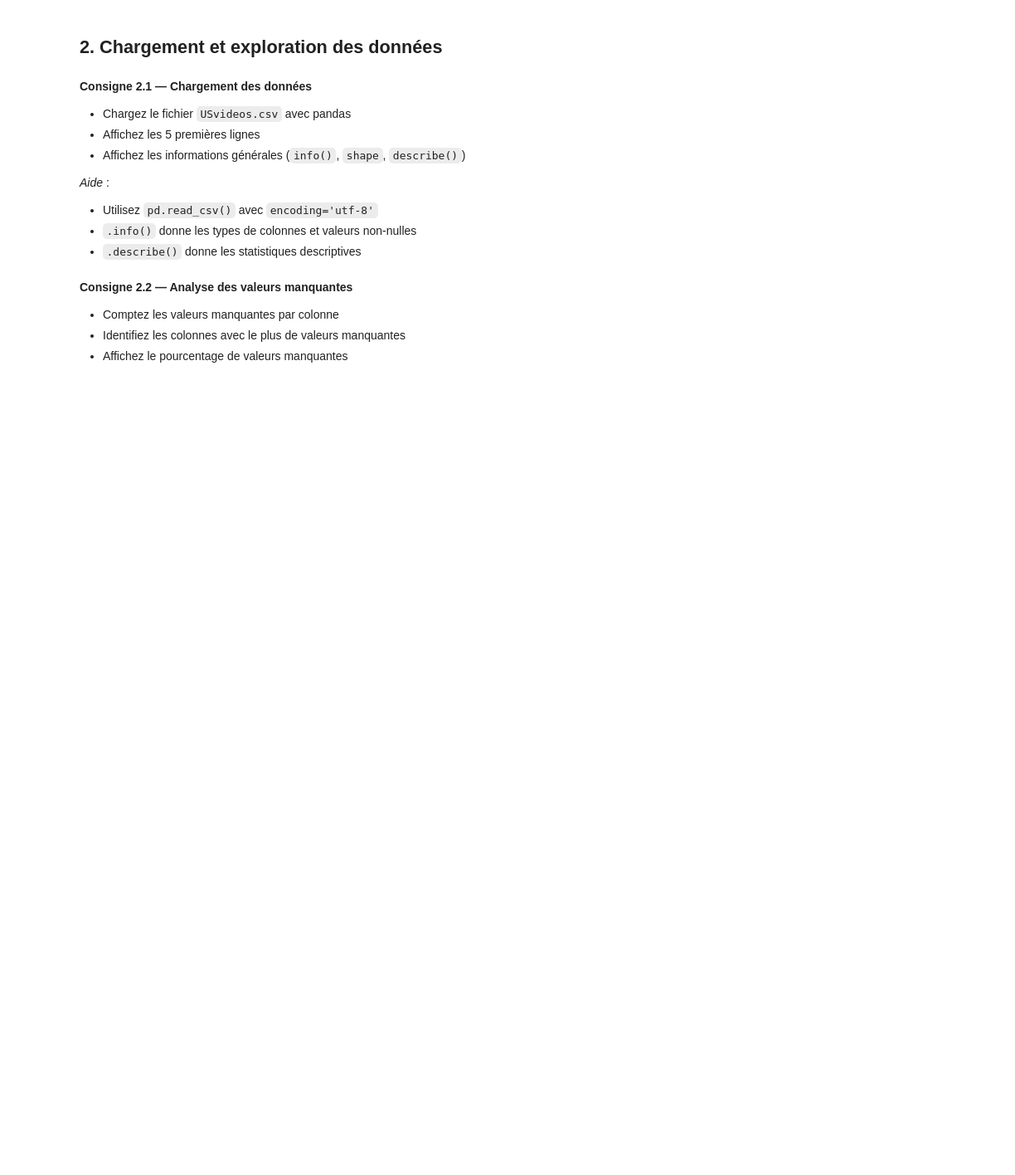
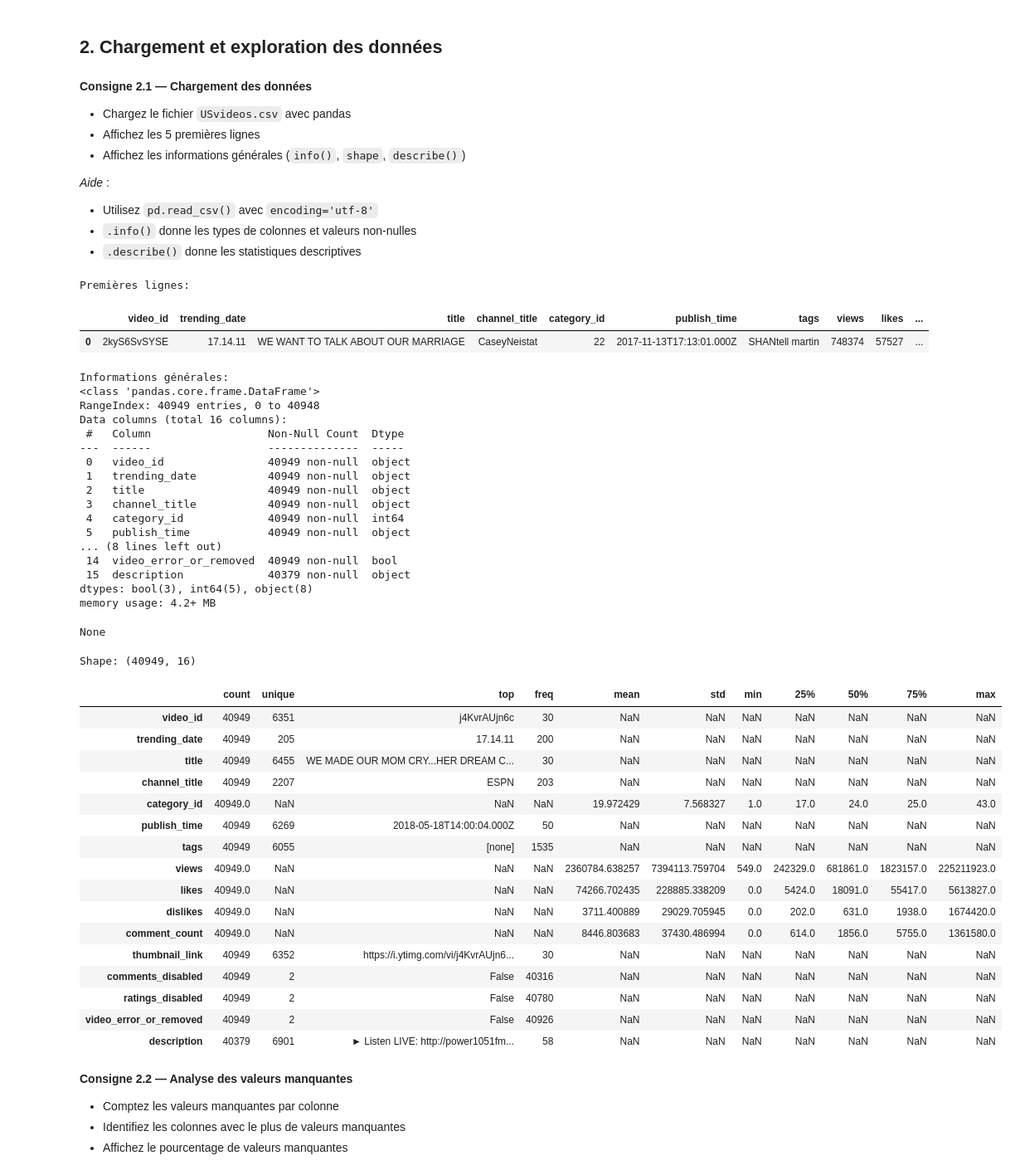
Before and after one commit to nabil-ghazali/Projet_ML_Youtube, a Jupyter notebook: projet-ml-youtube-trending-68b010e7b5bc2532236423.ipynb, the cells around one changed output. Shown: that part at 83% size. Drawn from its saved outputs; the diff is of its cells as text; code cells hidden in the pictures; blank space fills up the shorter version.

```diff
--- a/projet-ml-youtube-trending-68b010e7b5bc2532236423.ipynb
+++ b/projet-ml-youtube-trending-68b010e7b5bc2532236423.ipynb
@@ -38,13 +39,68 @@ warnings.filterwarnings('ignore')
 # %%
 # VOTRE CODE ICI - Section 2.1
 # import pandas as pd
 # df = pd.read_csv('USvideos.csv', encoding='utf-8')
 # print("Premières lignes:")
 # display(...())
 # print("\nInformations générales:")
 # display(...())
 # print("Shape:", ....)
 # display(df.describe(include='all').transpose())
+
+df= pd.read_csv('USvideos.csv', encoding='utf-8')
+print("Premières lignes:")
+display(df.head(1))
+print("\nInformations générales:")
+# <class 'pandas.core.frame.DataFrame'> : - DataFrame → class (le plan fourni par pandas pour créer des tableaux)
+#                                           DataFrame est la classe : elle définit toutes les méthodes possibles (head(), describe(), shape, info(), etc.).
+#                                          - df → object (ton tableau concret créé avec ce plan)
+#                                            df est un objet : tu peux l’utiliser, l’afficher, filtrer des lignes, calculer des moyennes…
+display(df.info())
+print("Shape:", df.shape)
+# Le tableau contient 40949 lignes et 16 colonnes
+display(df.describe(include='all').transpose())
+# Avec include='all' on demande à pandas d’essayer d’inclure toutes les colonnes (numériques, texte/objets, dates, booléens, catégories) sinon seulement les colonnes numériques
+# Avec .transpose(), chaque ligne correspond à une colonne du DataFrame et chaque colonne correspond à une métrique. C’est souvent plus lisible quand tu as beaucoup de colonnes.
+# %% [output]
+Premières lignes:
+|  | video_id | trending_date | title | channel_title | category_id | publish_time | tags | views | likes | ... |
+| 0 | 2kyS6SvSYSE | 17.14.11 | WE WANT TO TALK ABOUT OUR MARRIAGE | CaseyNeistat | 22 | 2017-11-13T17:13:01.000Z | SHANtell martin | 748374 | 57527 | ... |
+Informations générales:
+<class 'pandas.core.frame.DataFrame'>
+RangeIndex: 40949 entries, 0 to 40948
+Data columns (total 16 columns):
+ #   Column                  Non-Null Count  Dtype
+---  ------                  --------------  -----
+ 0   video_id                40949 non-null  object
+ 1   trending_date           40949 non-null  object
+ 2   title                   40949 non-null  object
+ 3   channel_title           40949 non-null  object
+ 4   category_id             40949 non-null  int64
+ 5   publish_time            40949 non-null  object
+... (8 lines left out)
+ 14  video_error_or_removed  40949 non-null  bool
+ 15  description             40379 non-null  object
+dtypes: bool(3), int64(5), object(8)
+memory usage: 4.2+ MB
+None
+Shape: (40949, 16)
+|  | count | unique | top | freq | mean | std | min | 25% | 50% | 75% | max |
+| video_id | 40949 | 6351 | j4KvrAUjn6c | 30 | NaN | NaN | NaN | NaN | NaN | NaN | NaN |
+| trending_date | 40949 | 205 | 17.14.11 | 200 | NaN | NaN | NaN | NaN | NaN | NaN | NaN |
+| title | 40949 | 6455 | WE MADE OUR MOM CRY...HER DREAM C... | 30 | NaN | NaN | NaN | NaN | NaN | NaN | NaN |
+| channel_title | 40949 | 2207 | ESPN | 203 | NaN | NaN | NaN | NaN | NaN | NaN | NaN |
+| category_id | 40949.0 | NaN | NaN | NaN | 19.972429 | 7.568327 | 1.0 | 17.0 | 24.0 | 25.0 | 43.0 |
+| publish_time | 40949 | 6269 | 2018-05-18T14:00:04.000Z | 50 | NaN | NaN | NaN | NaN | NaN | NaN | NaN |
+| tags | 40949 | 6055 | [none] | 1535 | NaN | NaN | NaN | NaN | NaN | NaN | NaN |
+| views | 40949.0 | NaN | NaN | NaN | 2360784.638257 | 7394113.759704 | 549.0 | 242329.0 | 681861.0 | 1823157.0 | 225211923.0 |
+| likes | 40949.0 | NaN | NaN | NaN | 74266.702435 | 228885.338209 | 0.0 | 5424.0 | 18091.0 | 55417.0 | 5613827.0 |
+| dislikes | 40949.0 | NaN | NaN | NaN | 3711.400889 | 29029.705945 | 0.0 | 202.0 | 631.0 | 1938.0 | 1674420.0 |
+| comment_count | 40949.0 | NaN | NaN | NaN | 8446.803683 | 37430.486994 | 0.0 | 614.0 | 1856.0 | 5755.0 | 1361580.0 |
+| thumbnail_link | 40949 | 6352 | https://i.ytimg.com/vi/j4KvrAUjn6... | 30 | NaN | NaN | NaN | NaN | NaN | NaN | NaN |
+| comments_disabled | 40949 | 2 | False | 40316 | NaN | NaN | NaN | NaN | NaN | NaN | NaN |
+| ratings_disabled | 40949 | 2 | False | 40780 | NaN | NaN | NaN | NaN | NaN | NaN | NaN |
+| video_error_or_removed | 40949 | 2 | False | 40926 | NaN | NaN | NaN | NaN | NaN | NaN | NaN |
+| description | 40379 | 6901 | ► Listen LIVE: http://power1051fm... | 58 | NaN | NaN | NaN | NaN | NaN | NaN | NaN |
 # %% [markdown]
 **Consigne 2.2 — Analyse des valeurs manquantes**
 - Comptez les valeurs manquantes par colonne
```
Also changed, not shown: parts of 3 cells of this notebook, 2 other files.
